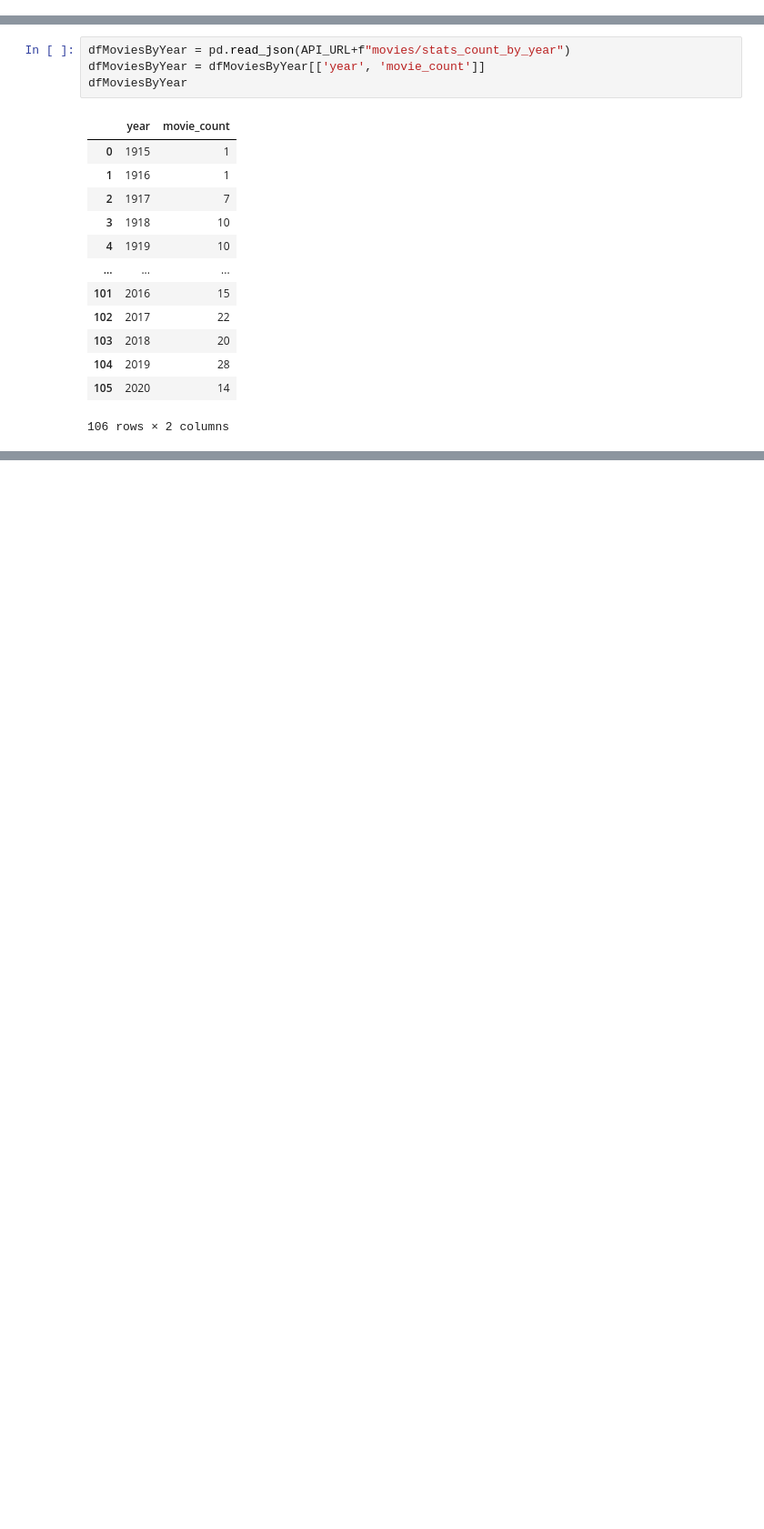
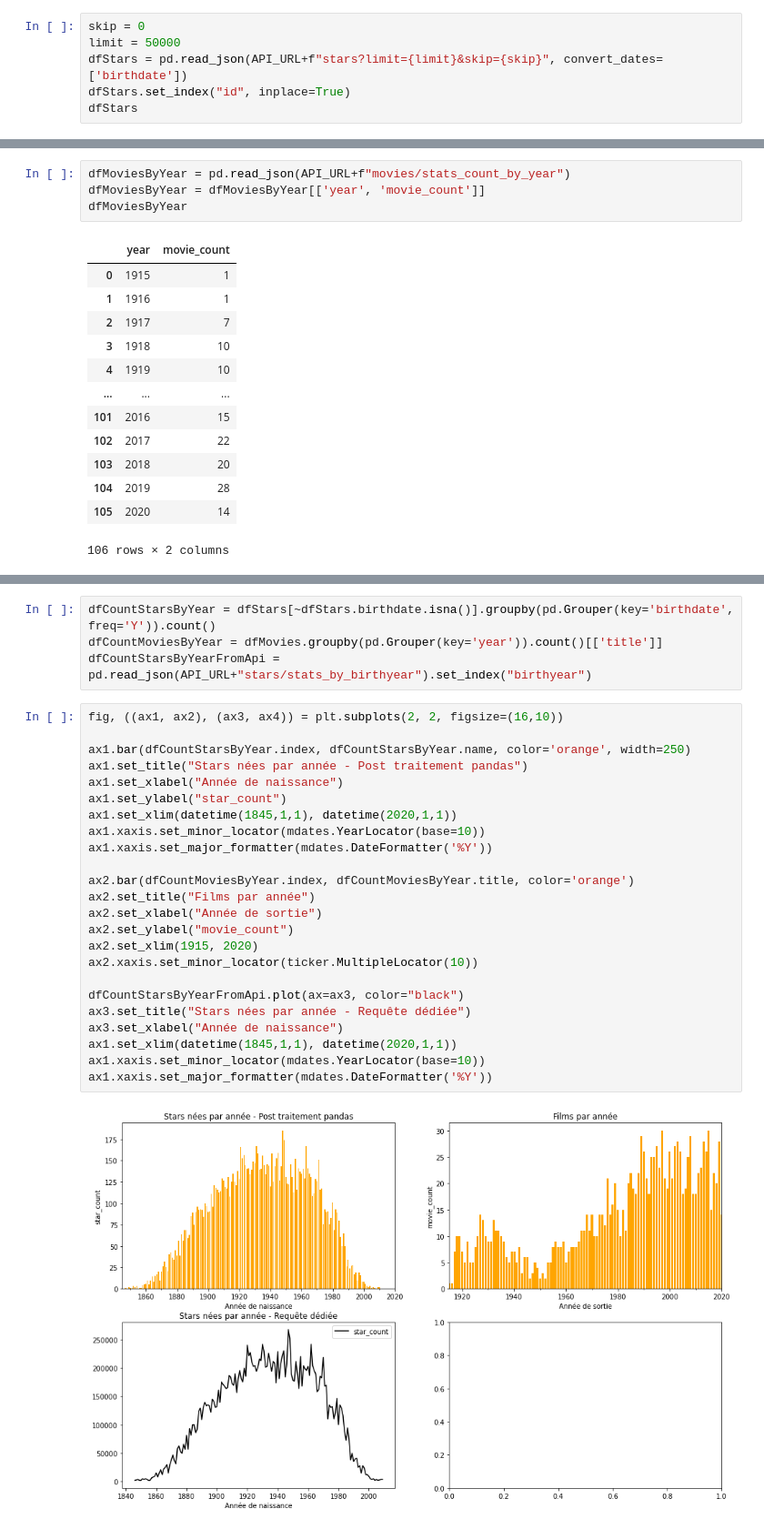
Before and after one commit to iribarnesy/movies-rest-api, a Jupyter notebook: Stats.ipynb, the cells around one changed output, grey strips where cells are left out. Shown: that part at 91% size. Drawn from its saved outputs; the diff is of its cells as text; blank space fills up the shorter version.

```diff
--- a/Stats.ipynb
+++ b/Stats.ipynb
@@ -27,0 +37,6 @@ dfMovies
+# %%
+skip = 0
+limit = 50000
+dfStars = pd.read_json(API_URL+f"stars?limit={limit}&skip={skip}", convert_dates=['birthdate'])
+dfStars.set_index("id", inplace=True)
+dfStars
@@ -94,0 +192,30 @@ Response OK
+# %%
+dfCountStarsByYear = dfStars[~dfStars.birthdate.isna()].groupby(pd.Grouper(key='birthdate', freq='Y')).count()
+dfCountMoviesByYear = dfMovies.groupby(pd.Grouper(key='year')).count()[['title']]
+dfCountStarsByYearFromApi = pd.read_json(API_URL+"stars/stats_by_birthyear").set_index("birthyear")
+# %%
+fig, ((ax1, ax2), (ax3, ax4)) = plt.subplots(2, 2, figsize=(16,10))
+
+ax1.bar(dfCountStarsByYear.index, dfCountStarsByYear.name, color='orange', width=250)
+ax1.set_title("Stars nées par année - Post traitement pandas")
+ax1.set_xlabel("Année de naissance")
+ax1.set_ylabel("star_count")
+ax1.set_xlim(datetime(1845,1,1), datetime(2020,1,1))
+ax1.xaxis.set_minor_locator(mdates.YearLocator(base=10))
+ax1.xaxis.set_major_formatter(mdates.DateFormatter('%Y'))
+
+ax2.bar(dfCountMoviesByYear.index, dfCountMoviesByYear.title, color='orange')
+ax2.set_title("Films par année")
+ax2.set_xlabel("Année de sortie")
+ax2.set_ylabel("movie_count")
+ax2.set_xlim(1915, 2020)
+ax2.xaxis.set_minor_locator(ticker.MultipleLocator(10))
+
+dfCountStarsByYearFromApi.plot(ax=ax3, color="black")
+ax3.set_title("Stars nées par année - Requête dédiée")
+ax3.set_xlabel("Année de naissance")
+ax1.set_xlim(datetime(1845,1,1), datetime(2020,1,1))
+ax1.xaxis.set_minor_locator(mdates.YearLocator(base=10))
+ax1.xaxis.set_major_formatter(mdates.DateFormatter('%Y'))
+# %% [output]
+[figure, added]
```
Also changed, not shown: parts of 25 cells of this notebook.
